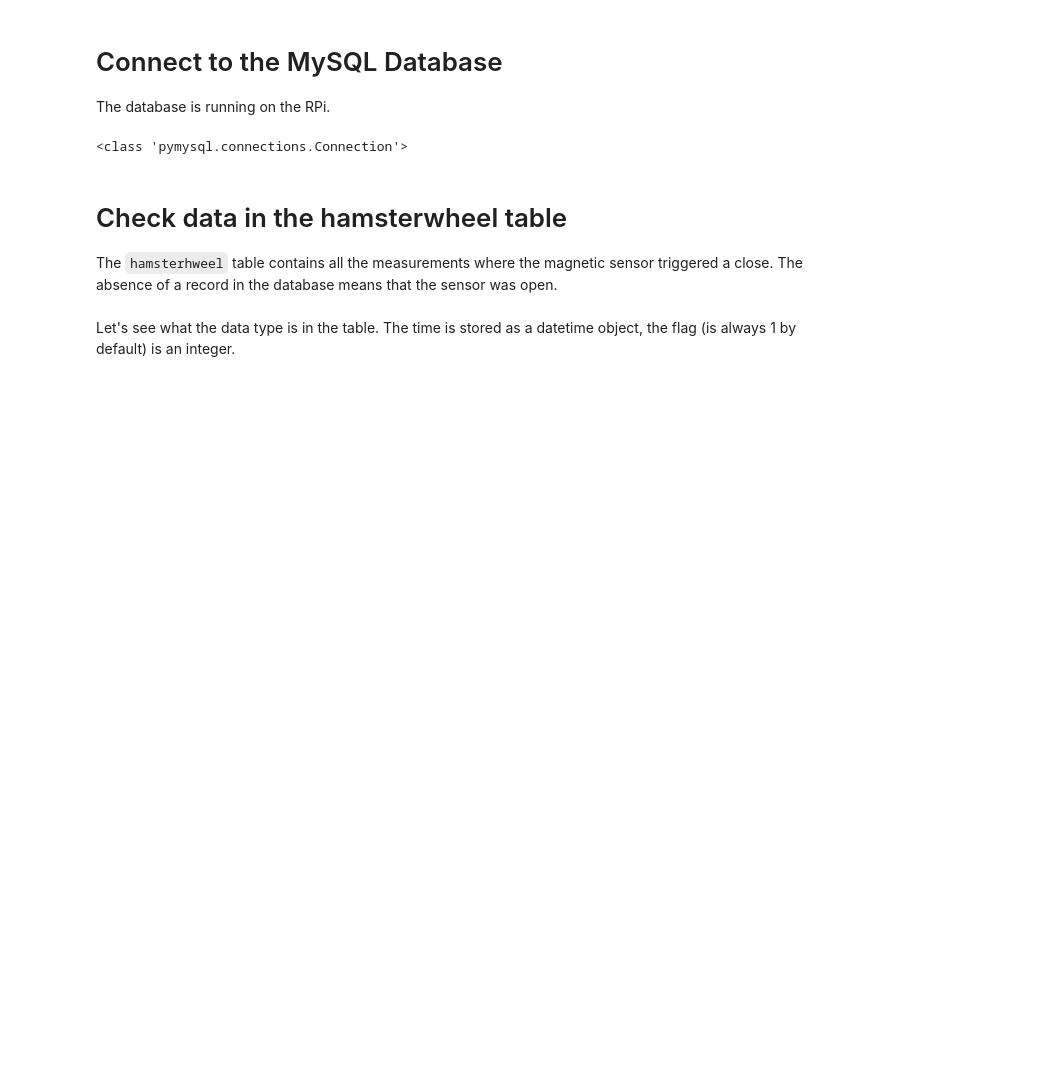
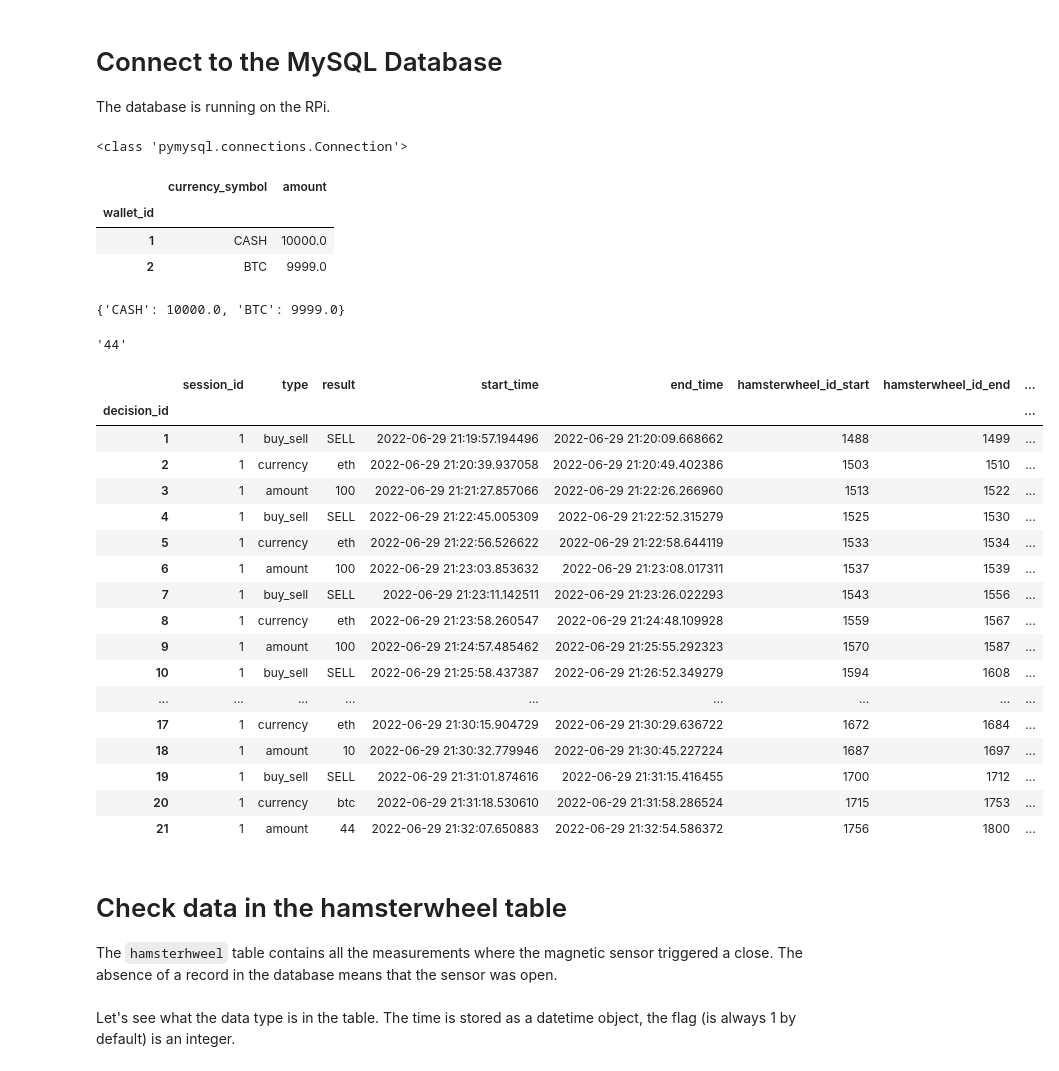
Before and after one commit to kromerh/cryptohamster, a Jupyter notebook: notebooks/EDA.ipynb, the cells around one changed output. Drawn from its saved outputs; the diff is of its cells as text; code cells hidden in the pictures; blank space fills up the shorter version.

```diff
--- a/notebooks/EDA.ipynb
+++ b/notebooks/EDA.ipynb
@@ -83,3 +83,17 @@ mysql_connection = pymysql.connect(
 print(type(mysql_connection))
 # %% [output]
 <class 'pymysql.connections.Connection'>
+# %%
+query = f"SELECT * FROM TEST_wallet"
+df = pd.read_sql(
+    sql=query,
+    con=mysql_connection,
+    index_col='wallet_id'
+)
+mysql_connection.close()
+df
+# %% [output]
+|  | currency_symbol | amount |
+| wallet_id |  |  |
+| 1 | CASH | 10000.0 |
+| 2 | BTC | 9999.0 |
@@ -86,3 +104,34 @@ print(type(mysql_connection))
+# %%
+wallet
+# %% [output]
+{'CASH': 10000.0, 'BTC': 9999.0}
+# %%
+a = df.iloc[-3:, :]
+m = a['type'] == 'amount'
+a.loc[m, :].loc[:, 'result'].values[0]
+# %% [output]
+'44'
+# %%
+df
+# %% [output]
+|  | session_id | type | result | start_time | end_time | hamsterwheel_id_start | hamsterwheel_id_end | ... |
+| decision_id |  |  |  |  |  |  |  | ... |
+| 1 | 1 | buy_sell | SELL | 2022-06-29 21:19:57.194496 | 2022-06-29 21:20:09.668662 | 1488 | 1499 | ... |
+| 2 | 1 | currency | eth | 2022-06-29 21:20:39.937058 | 2022-06-29 21:20:49.402386 | 1503 | 1510 | ... |
+| 3 | 1 | amount | 100 | 2022-06-29 21:21:27.857066 | 2022-06-29 21:22:26.266960 | 1513 | 1522 | ... |
+| 4 | 1 | buy_sell | SELL | 2022-06-29 21:22:45.005309 | 2022-06-29 21:22:52.315279 | 1525 | 1530 | ... |
+| 5 | 1 | currency | eth | 2022-06-29 21:22:56.526622 | 2022-06-29 21:22:58.644119 | 1533 | 1534 | ... |
+| 6 | 1 | amount | 100 | 2022-06-29 21:23:03.853632 | 2022-06-29 21:23:08.017311 | 1537 | 1539 | ... |
+| 7 | 1 | buy_sell | SELL | 2022-06-29 21:23:11.142511 | 2022-06-29 21:23:26.022293 | 1543 | 1556 | ... |
+| 8 | 1 | currency | eth | 2022-06-29 21:23:58.260547 | 2022-06-29 21:24:48.109928 | 1559 | 1567 | ... |
+| 9 | 1 | amount | 100 | 2022-06-29 21:24:57.485462 | 2022-06-29 21:25:55.292323 | 1570 | 1587 | ... |
+| 10 | 1 | buy_sell | SELL | 2022-06-29 21:25:58.437387 | 2022-06-29 21:26:52.349279 | 1594 | 1608 | ... |
+| ... | ... | ... | ... | ... | ... | ... | ... | ... |
+| 17 | 1 | currency | eth | 2022-06-29 21:30:15.904729 | 2022-06-29 21:30:29.636722 | 1672 | 1684 | ... |
+| 18 | 1 | amount | 10 | 2022-06-29 21:30:32.779946 | 2022-06-29 21:30:45.227224 | 1687 | 1697 | ... |
+| 19 | 1 | buy_sell | SELL | 2022-06-29 21:31:01.874616 | 2022-06-29 21:31:15.416455 | 1700 | 1712 | ... |
+| 20 | 1 | currency | btc | 2022-06-29 21:31:18.530610 | 2022-06-29 21:31:58.286524 | 1715 | 1753 | ... |
+| 21 | 1 | amount | 44 | 2022-06-29 21:32:07.650883 | 2022-06-29 21:32:54.586372 | 1756 | 1800 | ... |
 # %%
 query = f"SELECT * FROM TEST_hamsterwheel"
 df = pd.read_sql(
```
Also changed, not shown: parts of 1 cell of this notebook, 6 other files.
